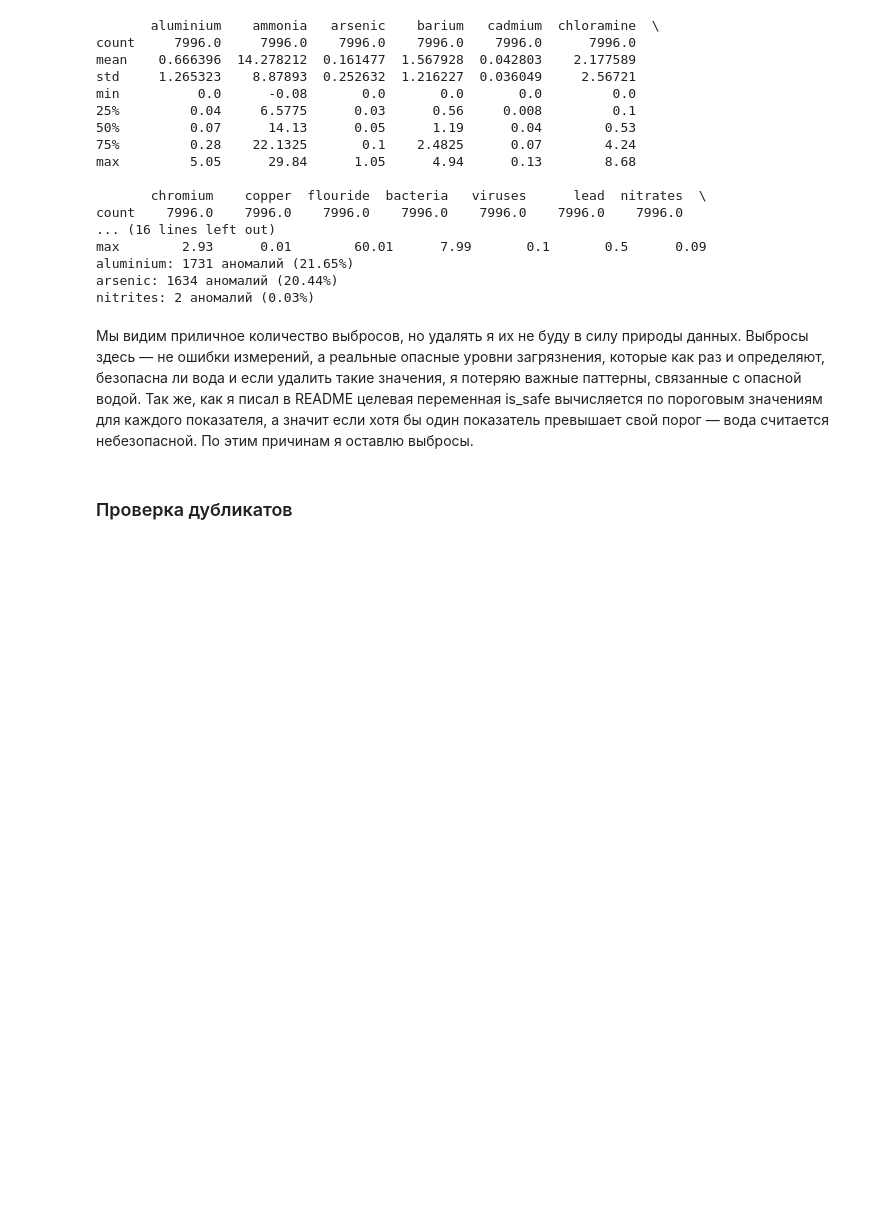
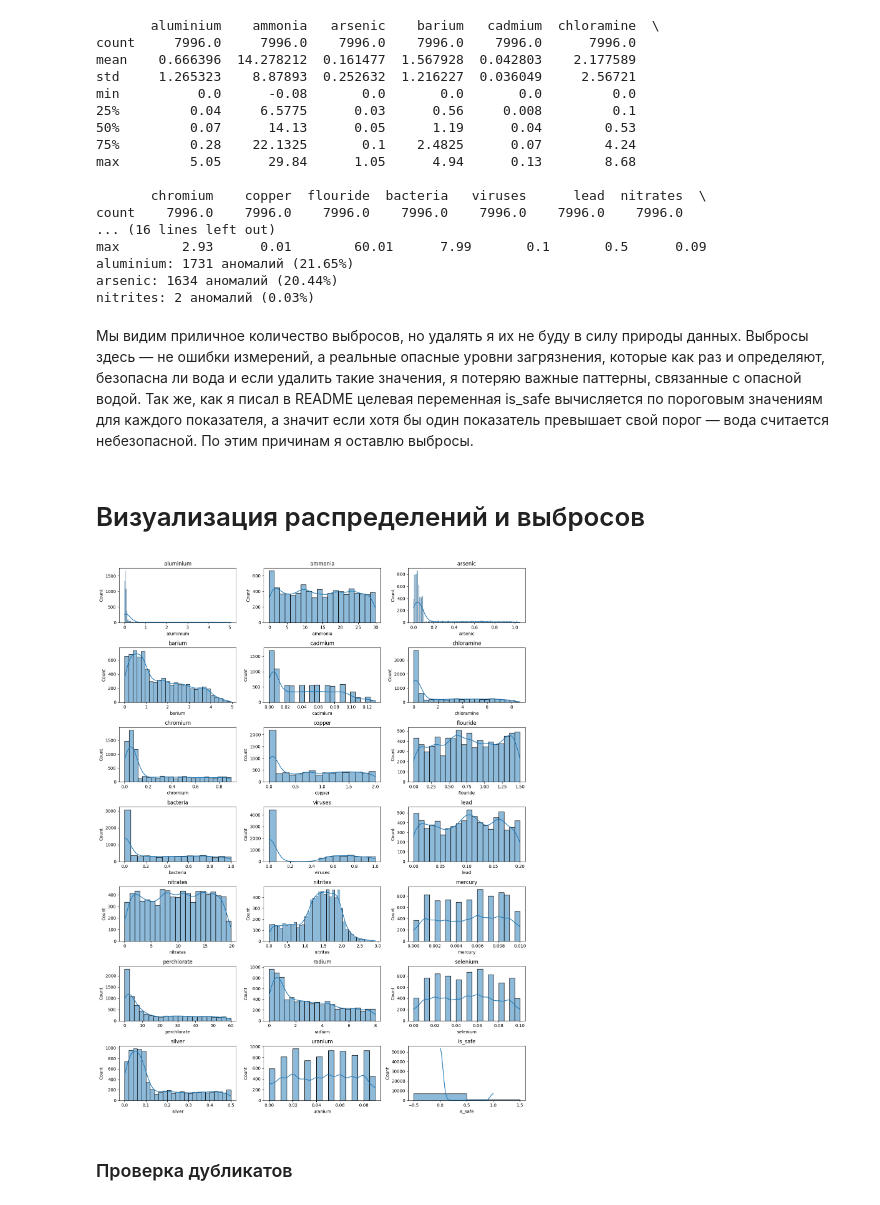
Before and after one commit to zheg1ov/gleb-project, a Jupyter notebook: notebooks/EDA.ipynb, the cells around one changed output. Drawn from its saved outputs; the diff is of its cells as text; code cells hidden in the pictures; blank space fills up the shorter version.

```diff
--- a/notebooks/EDA.ipynb
+++ b/notebooks/EDA.ipynb
@@ -180,6 +176,22 @@ arsenic: 1634 аномалий (20.44%)
 nitrites: 2 аномалий (0.03%)
 # %% [markdown]
 Мы видим приличное количество выбросов, но удалять я их не буду в силу природы данных. Выбросы здесь — не ошибки измерений, а реальные опасные уровни загрязнения, которые как раз и определяют, безопасна ли вода и если удалить такие значения, я потеряю важные паттерны, связанные с опасной водой. Так же, как я писал в README целевая переменная is_safe вычисляется по пороговым значениям для каждого показателя, а значит если хотя бы один показатель превышает свой порог — вода считается небезопасной. По этим причинам я оставлю выбросы.
+# %% [markdown]
+# Визуализация распределений и выбросов
+# %%
+def plot_numeric_grid(df, cols, ncols=3, figsize=(15, 12)):
+    n = len(cols)
+    nrows = (n + ncols - 1) // ncols
+    plt.figure(figsize=figsize)
+    for i, col in enumerate(cols):
+        plt.subplot(nrows, ncols, i+1)
+        sns.histplot(df[col].dropna(), kde=True)
+        plt.title(col)
+    plt.tight_layout()
+
+plot_numeric_grid(df, df.columns, ncols=3, figsize=(14, 18))
+# %% [output]
+[figure, added]
 # %% [markdown]
 ### Проверка дубликатов
 # %%
```
Also changed, not shown: parts of 8 cells of this notebook.
